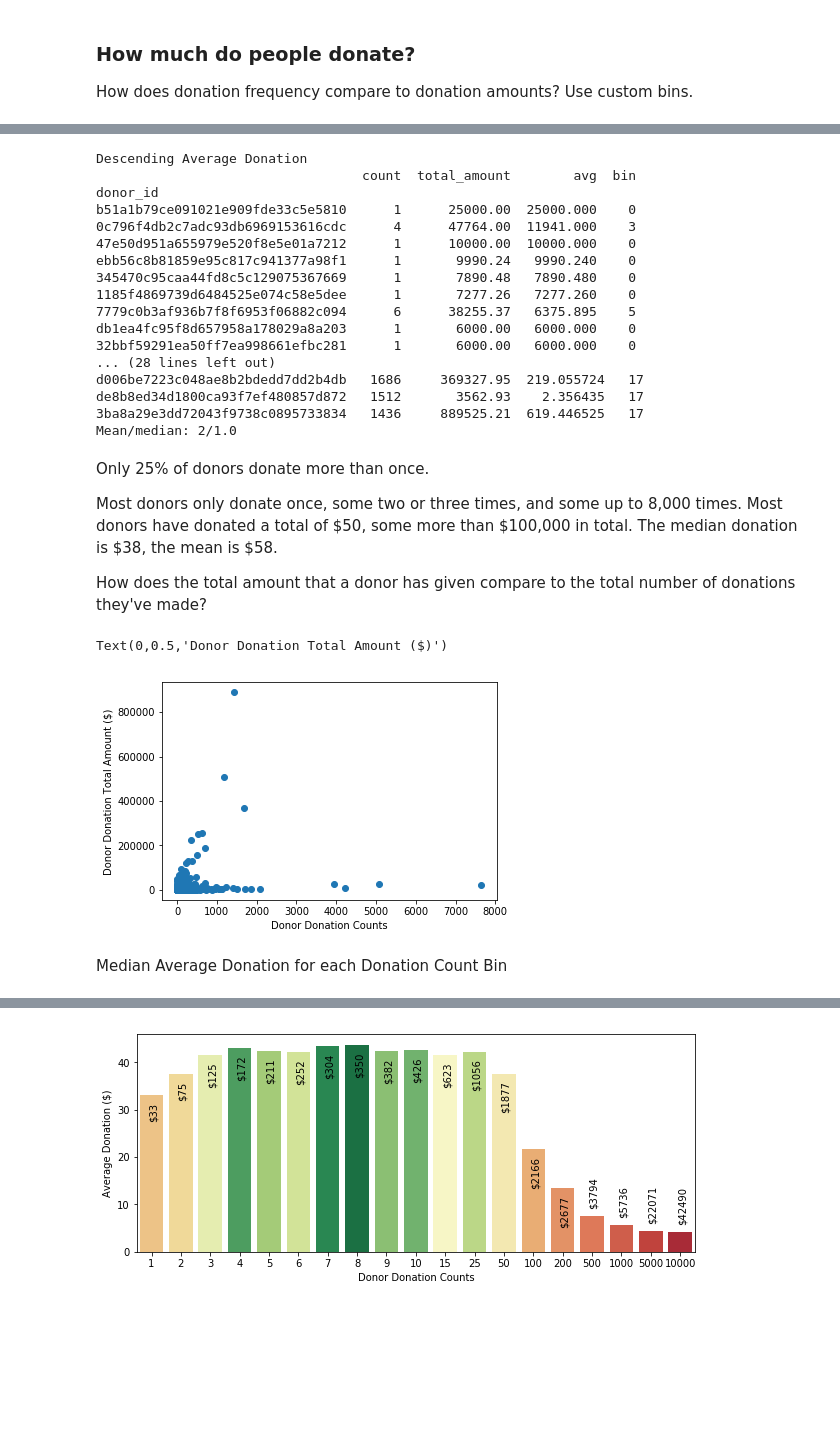
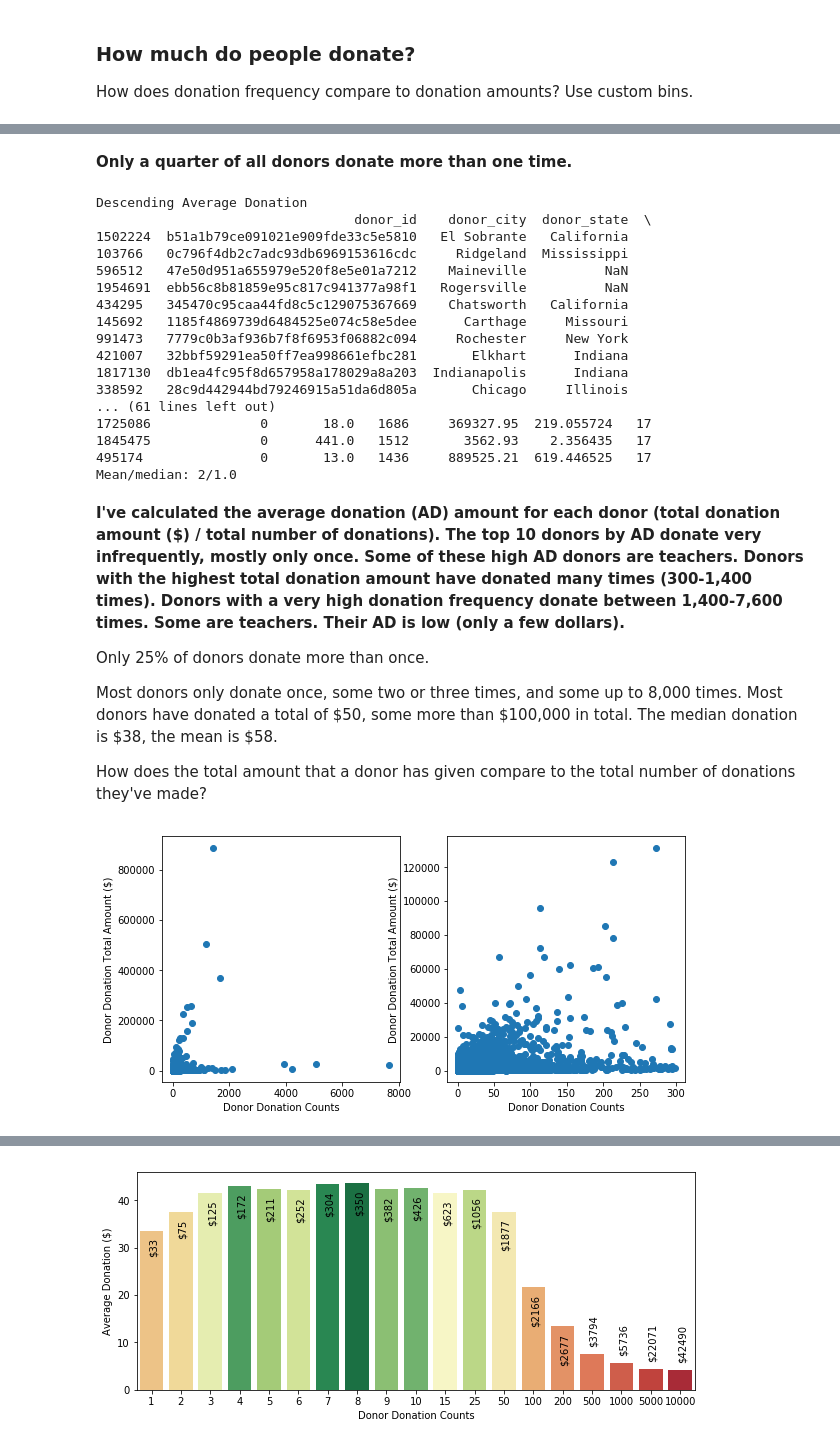
Before and after one commit to mikeona120/MATH189_Final, a Jupyter notebook: liebscher_analysis.ipynb, the cells around one changed output, grey strips where cells are left out. Cells and saved outputs as stored; diff of their text form; code cells hidden in the pictures; blank space fills up the shorter version.

```diff
--- a/liebscher_analysis.ipynb
+++ b/liebscher_analysis.ipynb
@@ -258,46 +261,56 @@ t = sum(donation_freq[1])
 [figure]
+# %% [markdown]
+**Only a quarter of all donors donate more than one time.**
 # %%
 print('Descending Average Donation')
-print(donors_donation_counts.sort_values('avg', ascending=False)[:10])
-print('Mean/median: {}/{}'.format(round(np.mean(donors_donation_counts['avg'])), round(np.median(donors_donation_counts['avg']))))
+print(unique_donors_complete.sort_values('avg', ascending=False)[:10])
+print('Mean/median: {}/{}'.format(round(np.mean(unique_donors_complete['avg'])), round(np.median(unique_donors_complete['avg']))))
 
 print('\nDescending Donations Total Amount')
-print(donors_donation_counts.sort_values('total_amount', ascending=False)[:10])
-print('Mean/median: {}/{}'.format(round(np.mean(donors_donation_counts['total_amount'])), round(np.median(donors_donation_counts['total_amount']))))
+print(unique_donors_complete.sort_values('total_amount', ascending=False)[:10])
+print('Mean/median: {}/{}'.format(round(np.mean(unique_donors_complete['total_amount'])), round(np.median(unique_donors_complete['total_amount']))))
 
 print('\nDescending Donation Count')
-print(donors_donation_counts.sort_values('count', ascending=False)[:10])
-print('Mean/median: {}/{}'.format(round(np.mean(donors_donation_counts['count'])), round(np.median(donors_donation_counts['count']))))
+print(unique_donors_complete.sort_values('count', ascending=False)[:10])
+print('Mean/median: {}/{}'.format(round(np.mean(unique_donors_complete['count'])), round(np.median(unique_donors_complete['count']))))
 # %% [output]
 Descending Average Donation
-                                  count  total_amount        avg  bin
-donor_id
-b51a1b79ce091021e909fde33c5e5810      1      25000.00  25000.000    0
-0c796f4db2c7adc93db6969153616cdc      4      47764.00  11941.000    3
-47e50d951a655979e520f8e5e01a7212      1      10000.00  10000.000    0
-ebb56c8b81859e95c817c941377a98f1      1       9990.24   9990.240    0
-345470c95caa44fd8c5c129075367669      1       7890.48   7890.480    0
-1185f4869739d6484525e074c58e5dee      1       7277.26   7277.260    0
-7779c0b3af936b7f8f6953f06882c094      6      38255.37   6375.895    5
-db1ea4fc95f8d657958a178029a8a203      1       6000.00   6000.000    0
-32bbf59291ea50ff7ea998661efbc281      1       6000.00   6000.000    0
-... (28 lines left out)
-d006be7223c048ae8b2bdedd7dd2b4db   1686     369327.95  219.055724   17
-de8b8ed34d1800ca93f7ef480857d872   1512       3562.93    2.356435   17
-3ba8a29e3dd72043f9738c0895733834   1436     889525.21  619.446525   17
+                                 donor_id    donor_city  donor_state  \
+1502224  b51a1b79ce091021e909fde33c5e5810   El Sobrante   California
+103766   0c796f4db2c7adc93db6969153616cdc     Ridgeland  Mississippi
+596512   47e50d951a655979e520f8e5e01a7212    Maineville          NaN
+1954691  ebb56c8b81859e95c817c941377a98f1   Rogersville          NaN
+434295   345470c95caa44fd8c5c129075367669    Chatsworth   California
+145692   1185f4869739d6484525e074c58e5dee      Carthage     Missouri
+991473   7779c0b3af936b7f8f6953f06882c094     Rochester     New York
+421007   32bbf59291ea50ff7ea998661efbc281       Elkhart      Indiana
+1817130  db1ea4fc95f8d657958a178029a8a203  Indianapolis      Indiana
+338592   28c9d442944bd79246915a51da6d805a       Chicago     Illinois
+... (61 lines left out)
+1725086              0       18.0   1686     369327.95  219.055724   17
+1845475              0      441.0   1512       3562.93    2.356435   17
+495174               0       13.0   1436     889525.21  619.446525   17
 Mean/median: 2/1.0
 # %% [markdown]
+**I've calculated the average donation (AD) amount for each donor (total donation amount (\$) / total number of donations). The top 10 donors by AD donate very infrequently, mostly only once. Some of these high AD donors are teachers. Donors with the highest total donation amount have donated many times (300-1,400 times). Donors with a very high donation frequency donate between 1,400-7,600 times. Some are teachers. Their AD is low (only a few dollars).**
+
 Only 25% of donors donate more than once.
 
 Most donors only donate once, some two or three times, and some up to 8,000 times. Most donors have donated a total of \$50, some more than \$100,000 in total. The median donation is \$38, the mean is \$58.
 
 How does the total amount that a donor has given compare to the total number of donations they've made?
-# %%
-plt.scatter(donors_donation_counts['count'], donors_donation_counts['total_amount'])
-plt.xlabel('Donor Donation Counts')
-plt.ylabel('Donor Donation Total Amount ($)');
-# %% [output]
-Text(0,0.5,'Donor Donation Total Amount ($)')
-[figure, removed]
-# %% [markdown]
-Median Average Donation for each Donation Count Bin
+# %%
+plt.subplots(figsize=(8,4))
+plt.tight_layout()
+plt.subplot(121)
+plt.scatter(unique_donors_complete['count'], unique_donors_complete['total_amount'])
+plt.xlabel('Donor Donation Counts')
+plt.ylabel('Donor Donation Total Amount ($)');
+
+plt.subplot(122)
+focal_donors = unique_donors_complete[unique_donors_complete['count'] < 300]
+plt.scatter(focal_donors['count'], focal_donors['total_amount'])
+plt.xlabel('Donor Donation Counts')
+plt.ylabel('Donor Donation Total Amount ($)');
+# %% [output]
+[figure, added]
```
Also changed, not shown: parts of 73 cells of this notebook.
